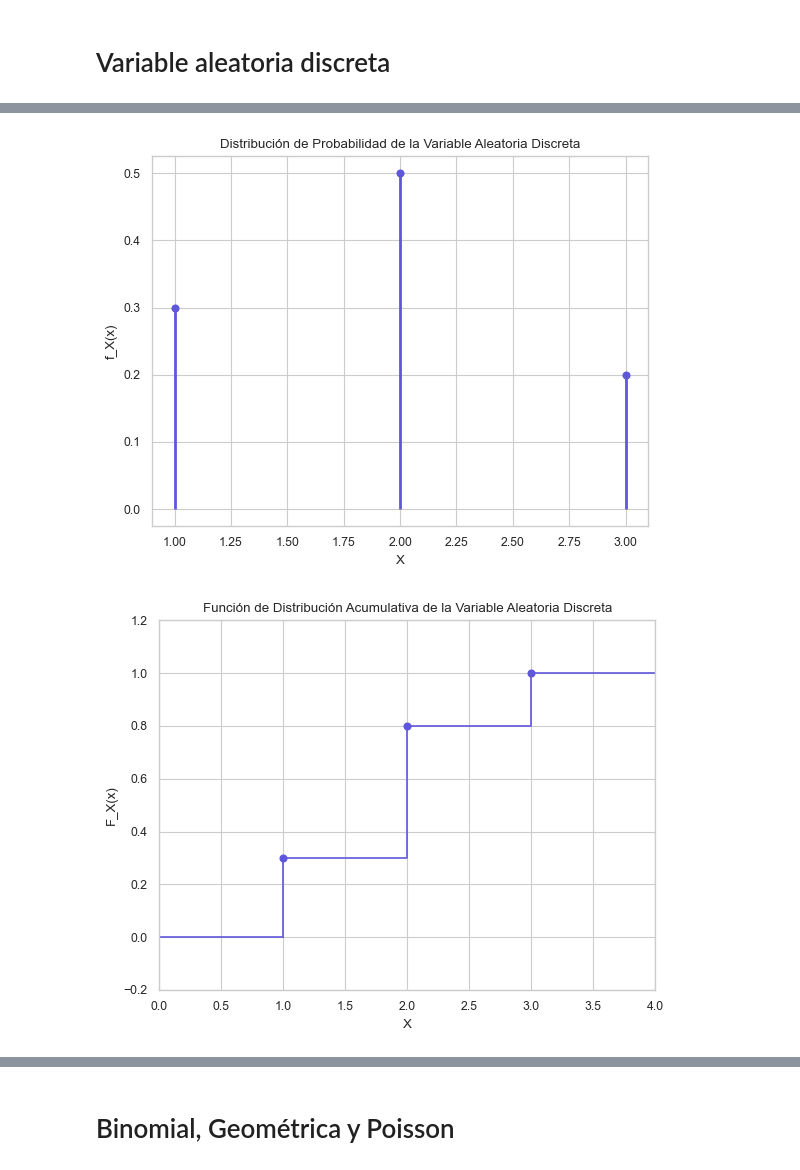
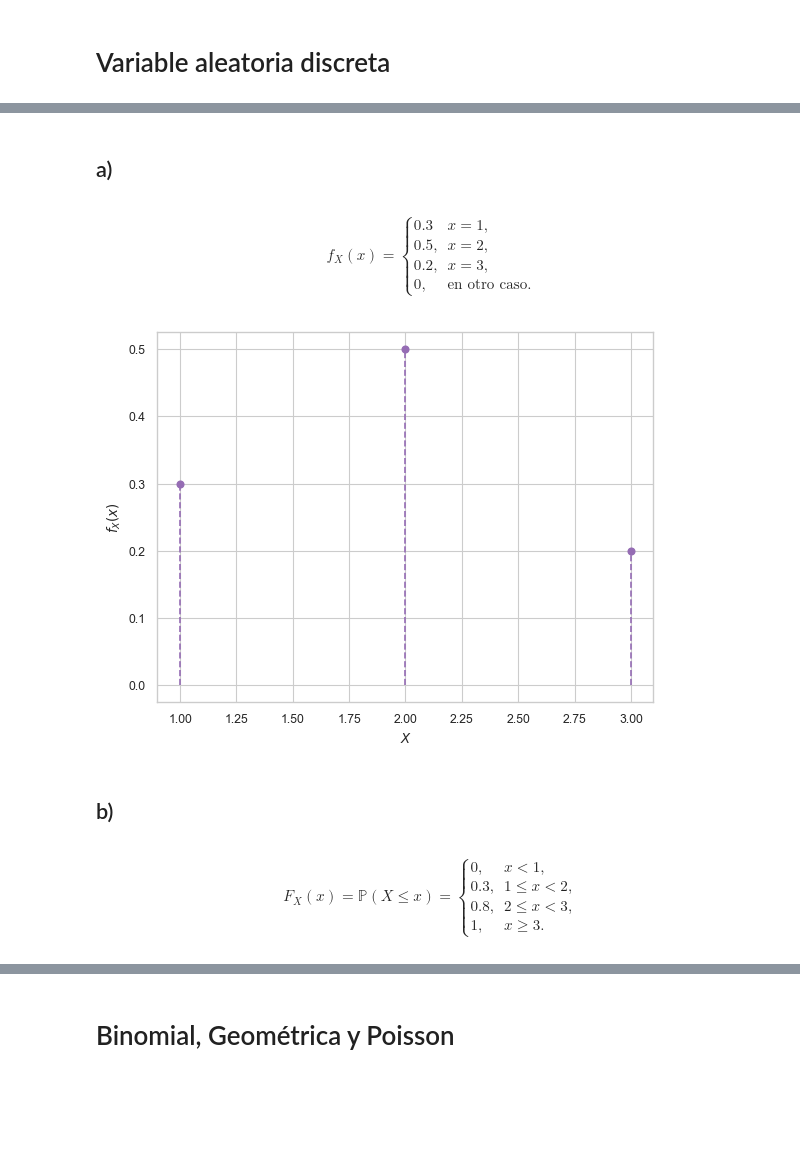
Before and after one commit to heritaco/Simulacion-Estocastica, a Jupyter notebook: 01 Generacion de Variables Aleatorias/02 Metodo de la Transformada Inversa/actividad/notebook.ipynb, the cells around one changed output, grey strips where cells are left out. Cells and saved outputs as stored; diff of their text form; code cells hidden in the pictures; blank space fills up the shorter version.

```diff
--- a/01 Generacion de Variables Aleatorias/02 Metodo de la Transformada Inversa/actividad/notebook.ipynb
+++ b/01 Generacion de Variables Aleatorias/02 Metodo de la Transformada Inversa/actividad/notebook.ipynb
@@ -9,0 +9,5 @@ rng = np.random.default_rng(seed)
+# %%
+color = sns.color_palette("muted")
+np.random.shuffle(color)
+sns.set(style="whitegrid", context="paper", palette=color)
+sns.color_palette()
@@ -491,47 +529,35 @@ $$
+# %% [markdown]
+## a)
+# %% [markdown]
+$$
+f_X(x)=
+\begin{cases}
+0.3& x=1,\\
+0.5,& x=2,\\
+0.2,& x=3,\\
+0,& \text{en otro caso.}
+\end{cases}
+$$
 # %%
-# graficar f
-import matplotlib.pyplot as plt
-import seaborn as sns
-import numpy as np
-from collections import Counter
+x_vals = [1, 2, 3]
+pmf = [0.3, 0.5, 0.2]
 
-
-
-
-color = sns.color_palette("hls")
-np.random.shuffle(color)
-sns.set(style="whitegrid", context="paper", palette=color)
-
-x = [1, 2, 3]
-f_x = [0.3, 0.5, 0.2]
-
-plt.vlines(x, 0, f_x, color=color[0], linestyle='-', lw=2)
-plt.plot(x, f_x, 'bo', color=color[0])
-plt.xlabel('X')
-plt.ylabel('f_X(x)')
-plt.title('Distribución de Probabilidad de la Variable Aleatoria Discreta')
+plt.vlines(x_vals, 0, pmf, linestyle='--')
+plt.plot(x_vals, pmf, 'o')
+plt.xlabel('$X$')
+plt.ylabel('$f_X(x)$')
 plt.show()
 # %% [output]
-[figure, old version]
+[figure, new version]
-# %%
-# graficar F
-
-F_x = np.cumsum(f_x)
-
-plt.step(x, F_x, where='post', marker='o', linestyle='-', color=color[0])
-plt.xlabel('X')
-plt.ylabel('F_X(x)')
-plt.title('Función de Distribución Acumulativa de la Variable Aleatoria Discreta')
-plt.grid(True)
-plt.xlim(0, 4)
-plt.ylim(-0.2, 1.2)
-
-# a line from 0,0 to 1,0
-plt.plot([0, 1], [0, 0], linestyle='-', color=color[0])
-plt.plot([3, 4], [1, 1], linestyle='-', color=color[0])
-plt.plot([1, 1], [0, 0.3], linestyle='-', color=color[0])
-
-
-plt.show()
-# %% [output]
-[figure, removed]
+# %% [markdown]
+## b)
+# %% [markdown]
+$$
+F_X(x)=\mathbb P(X\le x)=
+\begin{cases}
+0,& x<1,\\
+0.3,& 1\le x<2,\\
+0.8,& 2\le x<3,\\
+1,& x\ge 3.
+\end{cases}
+$$
```
Also changed, not shown: parts of 47 cells of this notebook.
